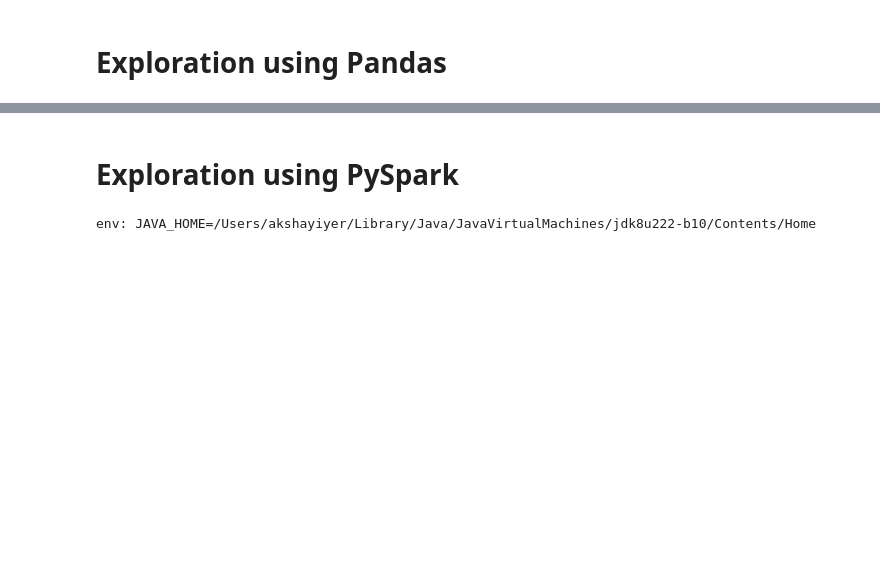
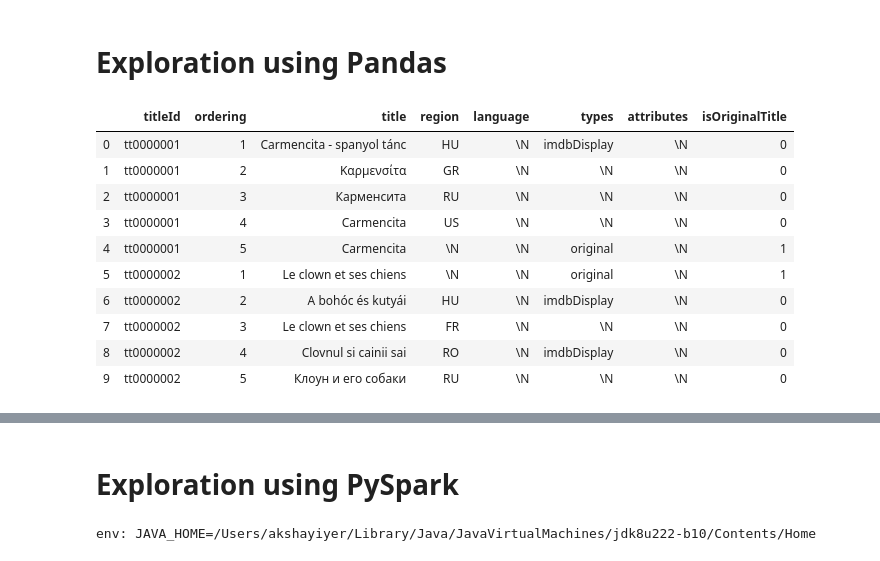
Before and after one commit to aiyer16/udacity-dend-capstone-etl, a Jupyter notebook: src/etl_scratch_notebook.ipynb, the cells around one changed output, grey strips where cells are left out. Cells and saved outputs as stored; diff of their text form; code cells hidden in the pictures; blank space fills up the shorter version.

```diff
--- a/src/etl_scratch_notebook.ipynb
+++ b/src/etl_scratch_notebook.ipynb
@@ -35 +29,15 @@ data['title.akas.tsv.gz'].head(20)
+# %%
+data["title.akas.tsv.gz"].head(10)
+# %% [output]
+|  | titleId | ordering | title | region | language | types | attributes | isOriginalTitle |
+| 0 | tt0000001 | 1 | Carmencita - spanyol tánc | HU | \N | imdbDisplay | \N | 0 |
+| 1 | tt0000001 | 2 | Καρμενσίτα | GR | \N | \N | \N | 0 |
+| 2 | tt0000001 | 3 | Карменсита | RU | \N | \N | \N | 0 |
+| 3 | tt0000001 | 4 | Carmencita | US | \N | \N | \N | 0 |
+| 4 | tt0000001 | 5 | Carmencita | \N | \N | original | \N | 1 |
+| 5 | tt0000002 | 1 | Le clown et ses chiens | \N | \N | original | \N | 1 |
+| 6 | tt0000002 | 2 | A bohóc és kutyái | HU | \N | imdbDisplay | \N | 0 |
+| 7 | tt0000002 | 3 | Le clown et ses chiens | FR | \N | \N | \N | 0 |
+| 8 | tt0000002 | 4 | Clovnul si cainii sai | RO | \N | imdbDisplay | \N | 0 |
+| 9 | tt0000002 | 5 | Клоун и его собаки | RU | \N | \N | \N | 0 |
 # %%
```
Also changed, not shown: parts of 38 cells of this notebook.
